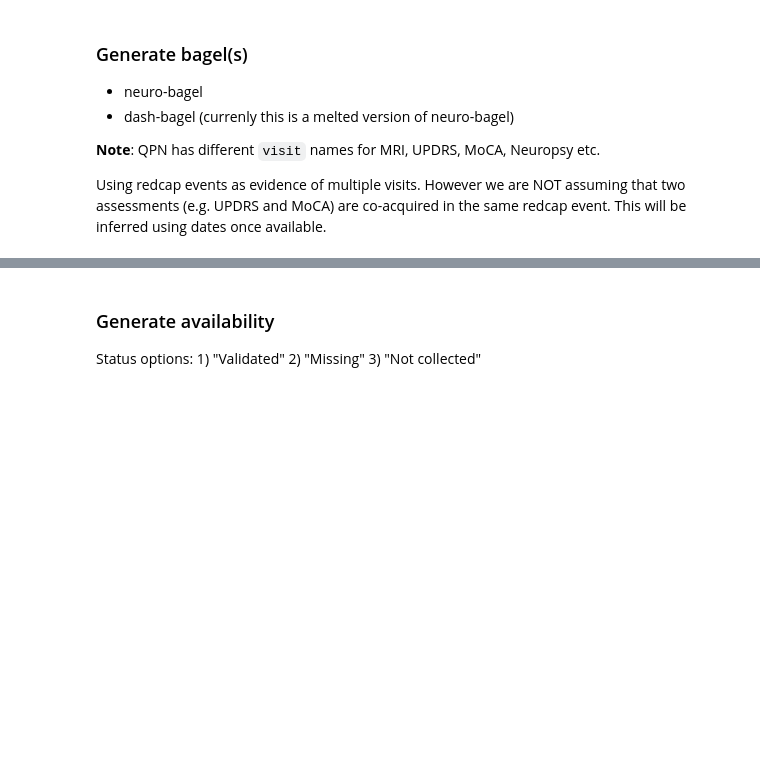
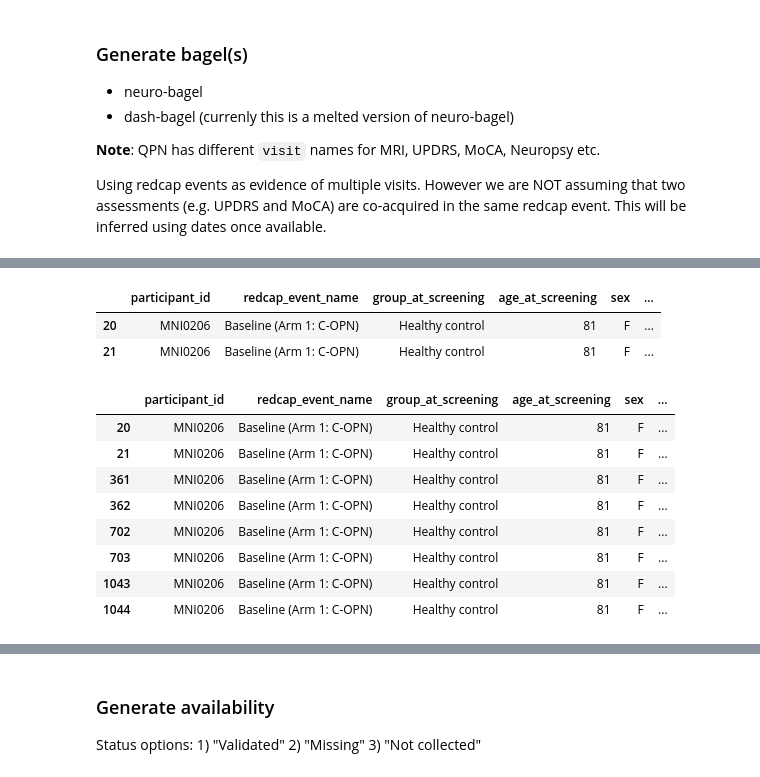
Before and after one commit to nipoppy/nipoppy, a Jupyter notebook: nipoppy/notebooks/redcap.ipynb, the cells around one changed output, grey strips where cells are left out. Drawn from its saved outputs; the diff is of its cells as text; code cells hidden in the pictures; blank space fills up the shorter version.

```diff
--- a/nipoppy/notebooks/redcap.ipynb
+++ b/nipoppy/notebooks/redcap.ipynb
@@ -326,9 +465,10 @@ redcap_event_visit_id_dict = {"Baseline (Arm 1: C-OPN)": "v1"}
 
 demo_cols = ['group', 'study_visit_age', 'sex', 'yrs_education']
 dx_cols = ['diagnosis_determined', 'duration_disease']
-age_cols = ["age_MRI_v1","age_moca_v1", "age_updrs_v1", "age_neuropsy_v1"]
+date_columns = ["moca_date", "updrs_date", "neuropsy_date", "suivi_MRI_date", "dicom_date", "legacy_date_MRI_v1"]
+age_cols = ["legacy_age_MRI_v1","suivi_age_MRI_v1","dicom_age_MRI_v1","age_moca_v1", "age_updrs_v1", "age_neuropsy_v1"]
 
-screen_cols = redcap_index_cols + demo_cols + dx_cols + age_cols
+screen_cols = redcap_index_cols + demo_cols + dx_cols + date_columns + age_cols
 
 screen_cols_rename_dict = {
     "study_visit_age": "age_at_screening",
@@ -360,13 +510,18 @@ screen_df.head()
 # %%
 id_vars=["participant_id","redcap_event_name","group_at_screening","age_at_screening","sex",
          "years_education_at_screening","duration_disease_at_screening", "diagnosis_determined"]
-demographic_df = screen_df.melt(id_vars=id_vars, var_name="visit_id", value_name="age")
 
-# rename visit_id values
-demographic_df["visit_id"] = demographic_df["visit_id"].replace({"age_MRI_v1": "MRI_v1",
-                                                                 "age_updrs_v1": "UPDRS_v1",
-                                                                 "age_moca_v1": "MOCA_v1",
-                                                                 "age_neuropsy_v1": "NEUROPSY_v1"})
+age_col_dict = {"dicom_age_MRI_v1": "MRI_v1",
+                "age_updrs_v1": "UPDRS_v1",
+                "age_moca_v1": "MOCA_v1",
+                "age_neuropsy_v1": "NEUROPSY_v1"}
+
+screen_age_df = screen_df[id_vars + list(age_col_dict.keys())].copy()
+
+demographic_df = screen_age_df.melt(id_vars=id_vars, var_name="visit_id", value_name="age")
+
+# rename visit_id
+demographic_df["visit_id"] = demographic_df["visit_id"].replace(age_col_dict)
 
 demographic_df = demographic_df.sort_values(["participant_id", "visit_id"])
 demographic_df.head()
@@ -372,0 +535,19 @@ demographic_df.head()
+# %%
+screen_age_df[screen_age_df["participant_id"].isin(["MNI0206"])]
+# %% [output]
+|  | participant_id | redcap_event_name | group_at_screening | age_at_screening | sex | ... |
+| 20 | MNI0206 | Baseline (Arm 1: C-OPN) | Healthy control | 81 | F | ... |
+| 21 | MNI0206 | Baseline (Arm 1: C-OPN) | Healthy control | 81 | F | ... |
+# %%
+a = screen_age_df.melt(id_vars=id_vars, var_name="visit_id", value_name="age")
+a[a["participant_id"].isin(["MNI0206"])]
+# %% [output]
+|  | participant_id | redcap_event_name | group_at_screening | age_at_screening | sex | ... |
+| 20 | MNI0206 | Baseline (Arm 1: C-OPN) | Healthy control | 81 | F | ... |
+| 21 | MNI0206 | Baseline (Arm 1: C-OPN) | Healthy control | 81 | F | ... |
+| 361 | MNI0206 | Baseline (Arm 1: C-OPN) | Healthy control | 81 | F | ... |
+| 362 | MNI0206 | Baseline (Arm 1: C-OPN) | Healthy control | 81 | F | ... |
+| 702 | MNI0206 | Baseline (Arm 1: C-OPN) | Healthy control | 81 | F | ... |
+| 703 | MNI0206 | Baseline (Arm 1: C-OPN) | Healthy control | 81 | F | ... |
+| 1043 | MNI0206 | Baseline (Arm 1: C-OPN) | Healthy control | 81 | F | ... |
+| 1044 | MNI0206 | Baseline (Arm 1: C-OPN) | Healthy control | 81 | F | ... |
```
Also changed, not shown: parts of 29 cells of this notebook, 2 other files.
